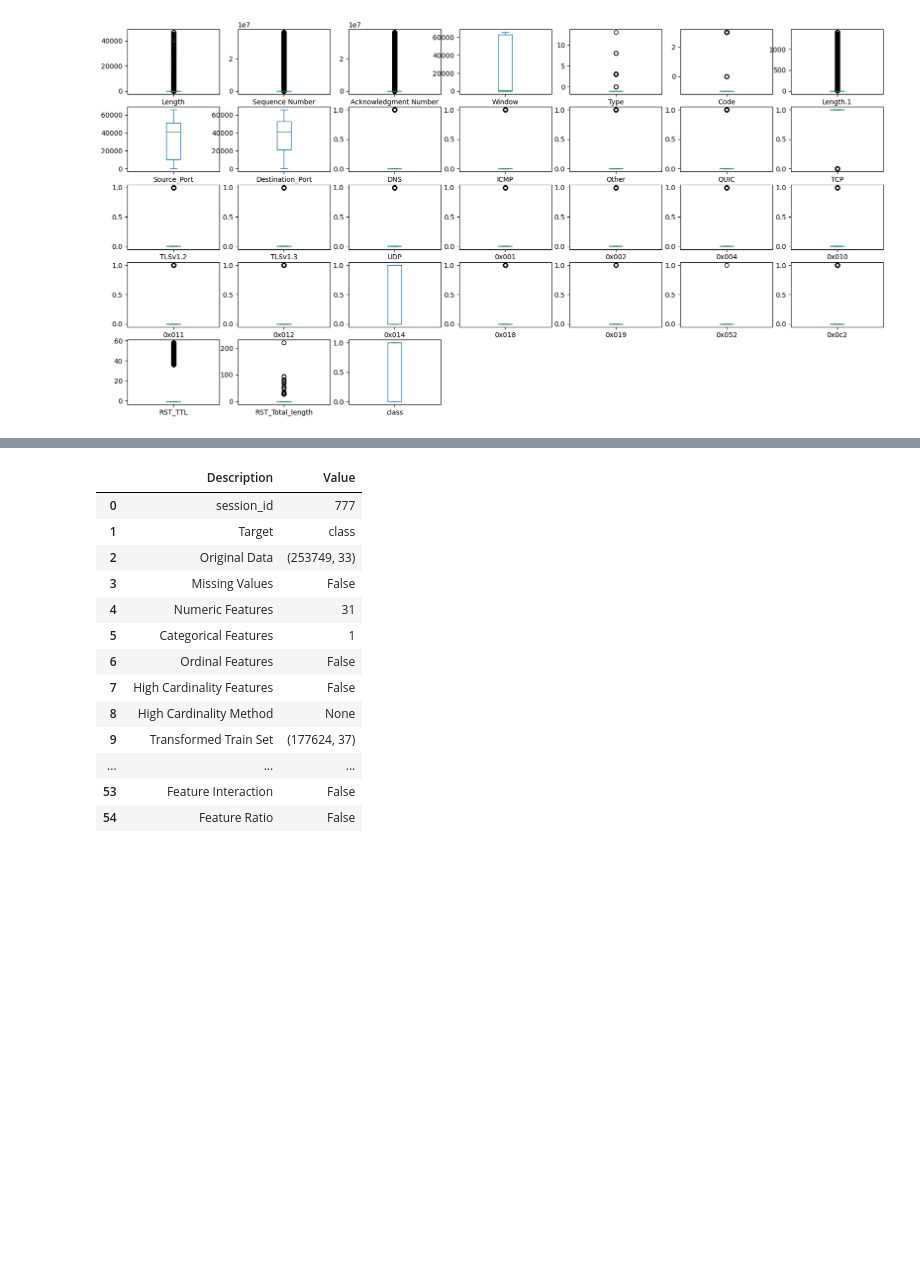
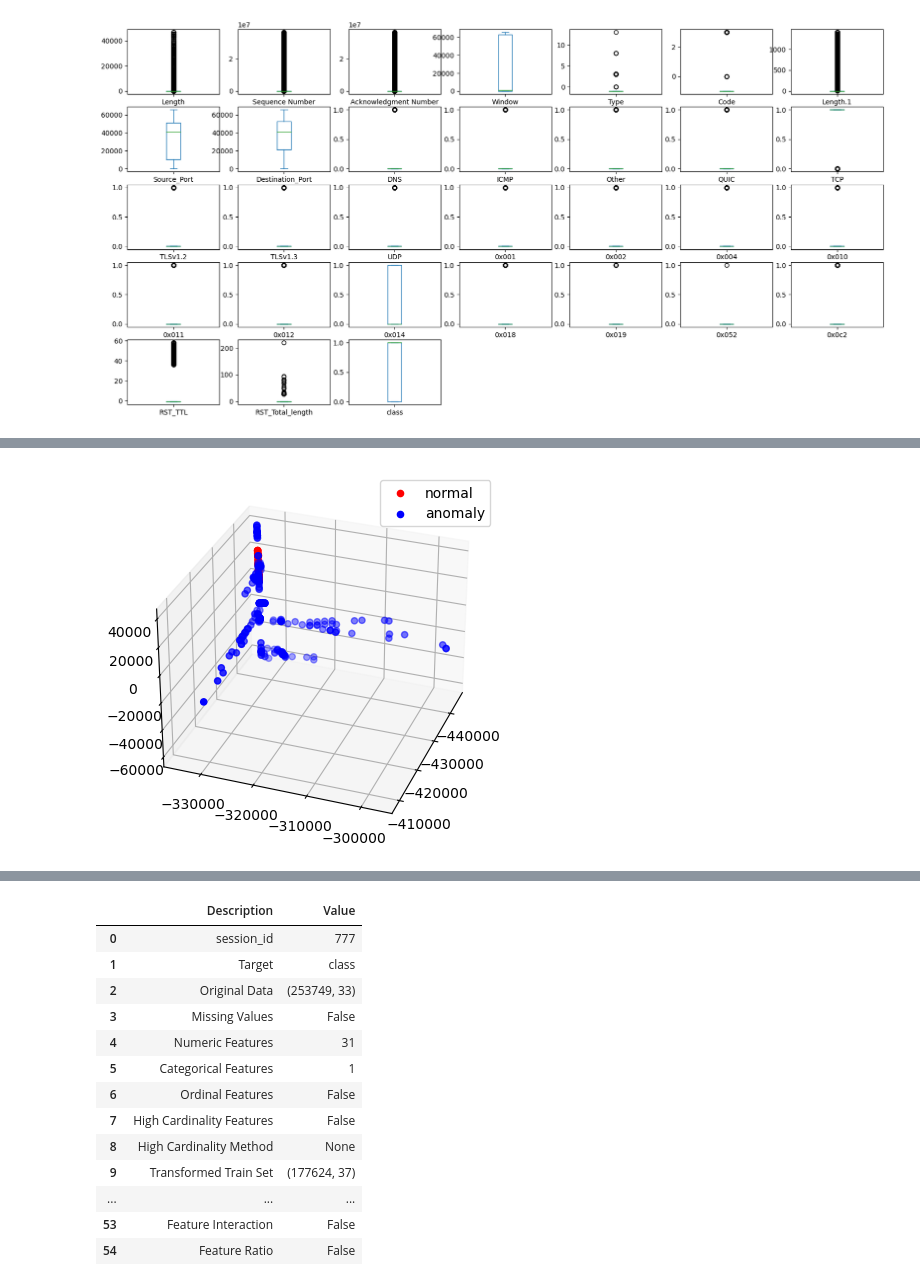
Before and after one commit to reverse-sky/Network-Sequricy, a Jupyter notebook: src/Network.ipynb, the cells around one changed output, grey strips where cells are left out. Saved outputs shown, nothing was run; the diff lists cells and outputs as text; code cells hidden in the pictures; blank space fills up the shorter version.

```diff
--- a/src/Network.ipynb
+++ b/src/Network.ipynb
@@ -363,3 +476,7 @@ visualize_pca(dataset[:,:-1],dataset[:,-1])
+# %%
+visualize_3d(dataset2[:,:-1],dataset2[:,-1])
+# %% [output]
+[figure, added]
 # %%
 
 class customDataset(Dataset):
```
Also changed, not shown: parts of 52 cells of this notebook, 29 other files.
